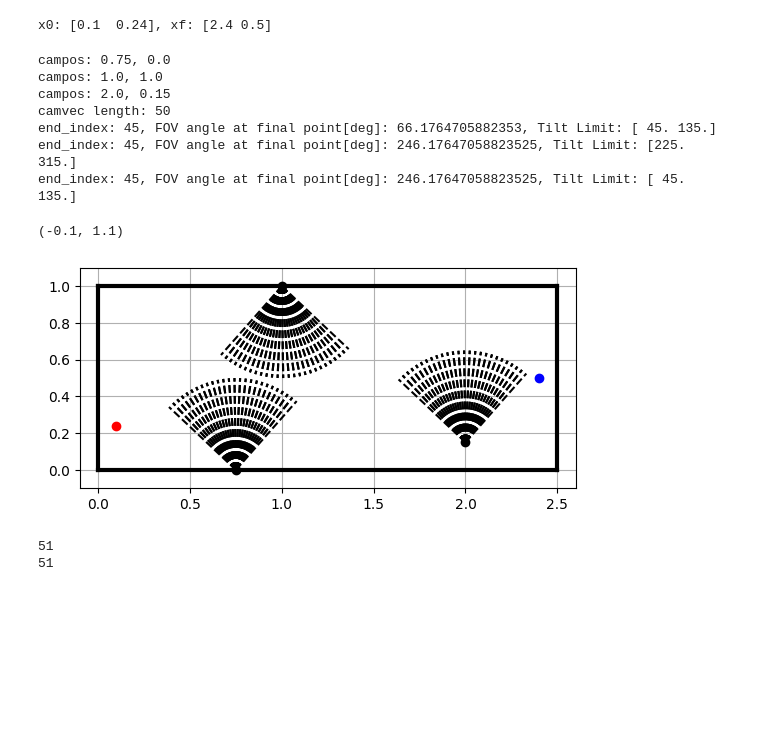
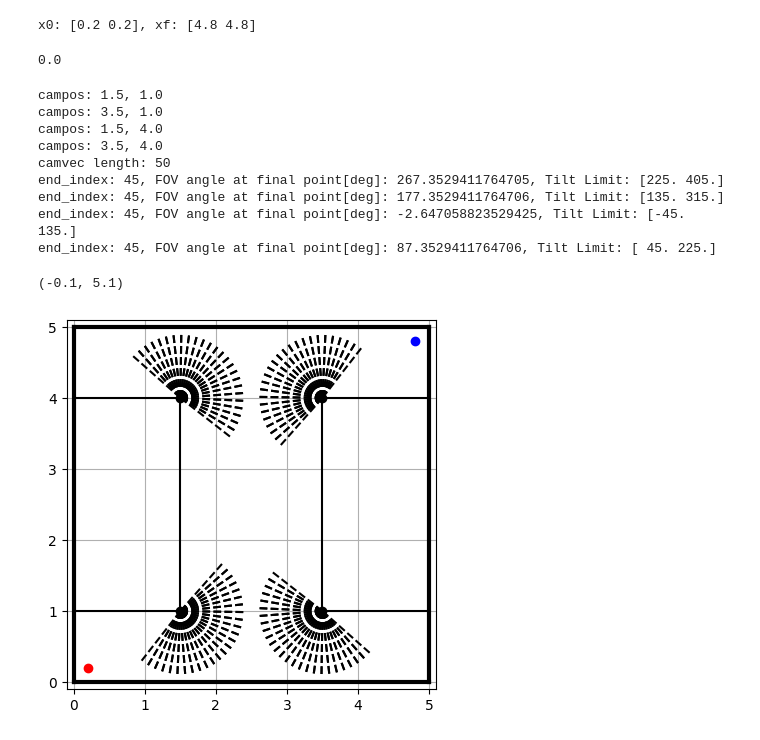
Before and after one commit to jeffersonkim97/cognis_UAM, a Jupyter notebook: notebook/GameTheory_Example_Multiple_Cam_TrenchRun.ipynb, the cells around one changed output. Cells and saved outputs as stored; diff of their text form; code cells hidden in the pictures; blank space fills up the shorter version.

```diff
--- a/notebook/GameTheory_Example_Multiple_Cam_TrenchRun.ipynb
+++ b/notebook/GameTheory_Example_Multiple_Cam_TrenchRun.ipynb
@@ -41,32 +41,43 @@ def wrap2pi(x):
     return x%(2*np.pi)
 # %%
 n = 51
-x = np.linspace(0, 2.5, n)
-y = np.linspace(0, 1, n)
+x = np.linspace(0, 5, n)
+y = np.linspace(0, 5, n)
 X,Y = np.meshgrid(x, y)
 
 # Define Initial, Final position of the aggressor
 def position(i_x):
     return np.array([x[i_x[0]], y[i_x[1]]])
 
-i_x0 = (int(0.05*n), int(0.25*n))
-i_xf = (int(0.95*n), int(0.5*n))
+i_x0 = (int(0.05*n), int(0.05*n))
+i_xf = (int(0.95*n), int(0.95*n))
 x0 = position(i_x0)
 xf = position(i_xf)
 print("x0: {}, xf: {}".format(x0, xf))
 # %% [output]
-x0: [0.1  0.24], xf: [2.4 0.5]
+x0: [0.2 0.2], xf: [4.8 4.8]
+# %%
+# Building Setup
+nB = 2
+building1 = np.array([0, 1.5, 1, 4])
+building2 = np.array([3.5, 5, 1, 4])
+building = [building1, building2]
+
+kasdfasdfadf = building[0]
+print(kasdfasdfadf[0])
+# %% [output]
+0.0
 # %%
 # Camera Setup
-camx = np.array([0.75, 1, 2])
-camy = np.array([0, 1, 0.15])
-cam_direc = np.array([2*np.pi/4, 3*np.pi/2, 1/2*np.pi]) # Direction where cameras
+camx = np.array([1.5, 3.5, 1.5, 3.5])
+camy = np.array([1, 1, 4, 4])
+cam_direc = np.array([np.pi*7/4, np.pi*5/4, np.pi*1/4, np.pi*3/4]) # Center of camera tilt range
 
 # Camera Hardware Constants
-tilt_limit = [0, np.pi/2]
+tilt_limit = [0, np.pi]
 fov_ang = np.deg2rad(20) # [rad]
 #fov_rng = 0.475 # [m]
-fov_rng = .5 # [m]
+fov_rng = .9 # [m]
 
 def fov_cam(start_ang, ang_lim, rot_vel, fov_ang, fov_rng, t):
     # Compute Camera angle (centerline of FOV) at each timestamp t
@@ -125,21 +136,23 @@ for i in range(n_cam):
 print("camvec length: {}".format(len(camvec[0])))
 
 # Define Initial, Final position of the Camera FOV (centerline)
-end_in = np.array([int(len(tvec[0])/2+20), int(len(tvec[1])/2)+20, int(len(tvec[2])/2)+20]) #random.randint(0, len(t)-1)
-end_ang = np.array([camvec[0, end_in[0]], camvec[1, end_in[1]], camvec[1, end_in[2]]]) # Arbirary number for now
+end_in = np.array([int(len(tvec[0])/2+20), int(len(tvec[1])/2)+20, int(len(tvec[2])/2)+20, int(len(tvec[2])/2)+20]) #random.randint(0, len(t)-1)
+end_ang = np.array([camvec[0, end_in[0]], camvec[1, end_in[1]], camvec[2, end_in[2]], camvec[3, end_in[3]]]) # Arbirary number for now
 if len(end_in) != n_cam:
     raise Exception("number of camera mismatch")
     print("end_index: {}, FOV angle at final point[deg]: {}".format(end_in, np.rad2deg(end_ang)))
 for i in range(n_cam):
     print("end_index: {}, FOV angle at final point[deg]: {}, Tilt Limit: {}".format(end_in[i], np.rad2deg(end_ang[i]), np.rad2deg(ang_lim[i])))
 # %% [output]
-campos: 0.75, 0.0
-campos: 1.0, 1.0
-campos: 2.0, 0.15
+campos: 1.5, 1.0
+campos: 3.5, 1.0
+campos: 1.5, 4.0
+campos: 3.5, 4.0
 camvec length: 50
-end_index: 45, FOV angle at final point[deg]: 66.1764705882353, Tilt Limit: [ 45. 135.]
-end_index: 45, FOV angle at final point[deg]: 246.17647058823525, Tilt Limit: [225. 315.]
-end_index: 45, FOV angle at final point[deg]: 246.17647058823525, Tilt Limit: [ 45. 135.]
+end_index: 45, FOV angle at final point[deg]: 267.3529411764705, Tilt Limit: [225. 405.]
+end_index: 45, FOV angle at final point[deg]: 177.3529411764706, Tilt Limit: [135. 315.]
+end_index: 45, FOV angle at final point[deg]: -2.647058823529425, Tilt Limit: [-45. 135.]
+end_index: 45, FOV angle at final point[deg]: 87.3529411764706, Tilt Limit: [ 45. 225.]
 # %%
 # Visualization for Initial Positions
 fig = plt.figure()
@@ -147,47 +160,49 @@ fig = plt.figure()
 for ind in range(n_cam):
     # Plot Camera Position
     plt.plot(campos[ind,0], campos[ind,1], 'ok')
 
     # Plot Camera FOV
     for k in range(len(camvec[ind])):
         theta = camvec[ind, k]
         xend = campos[ind,0]+fov_rng*np.cos(theta)
         yend = campos[ind,1]+fov_rng*np.sin(theta)
         plt.plot([campos[ind,0], xend], [campos[ind,1], yend], '--k')
+
+# Building
+for b in range(nB):
+    bcoor = building[b]
+    plt.plot([bcoor[0], bcoor[1]], [bcoor[2], bcoor[2]], '-k')
+    plt.plot([bcoor[0], bcoor[1]], [bcoor[3], bcoor[3]], '-k')
+    plt.plot([bcoor[0], bcoor[0]], [bcoor[2], bcoor[3]], '-k')
+    plt.plot([bcoor[1], bcoor[1]], [bcoor[2], bcoor[3]], '-k')
 
 # Plot x0, xf
 plt.plot(x0[0], x0[1], 'or')
 plt.plot(xf[0], xf[1], 'ob')
 
 # Boxing the grid edge
 # Horizontal
 plt.plot([x[0], x[-1]], [y[0], y[0]], '-k', linewidth=3)
 plt.plot([x[0], x[-1]], [y[-1], y[-1]], '-k', linewidth=3)
 # Vertical
 plt.plot([x[0], x[0]], [y[0], y[-1]], '-k', linewidth=3)
 plt.plot([x[-1], x[-1]], [y[0], y[-1]], '-k', linewidth=3)
 
 # Plot Settings
 plt.grid()
 plt.axis('square')
 tol = 0.1
 plt.xlim(-tol, x[-1]+tol)
 plt.ylim(-tol, y[-1]+tol)
 # %% [output]
-(-0.1, 1.1)
+(-0.1, 5.1)
-[figure, old version]
+[figure, new version]
 # %%
 # Compute Cost Function
 def costfunc(x0, x1):
     # How do we add restriction from camera FOV?
     s = np.sqrt((x0[0]-x1[0])**2 + (x0[1]-x1[1])**2)
     return s
-# %%
-print(len(X))
-print(len(Y[0]))
-# %% [output]
-51
-51
 # %%
 import copy
 
```
Also changed, not shown: parts of 4 cells of this notebook, 4 other files.
